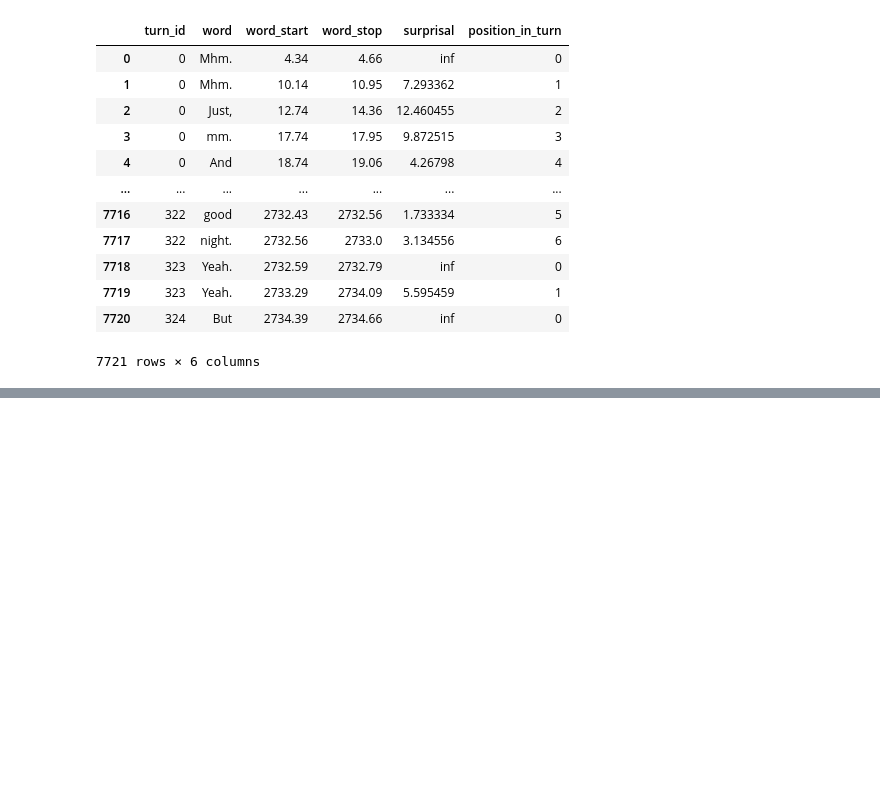
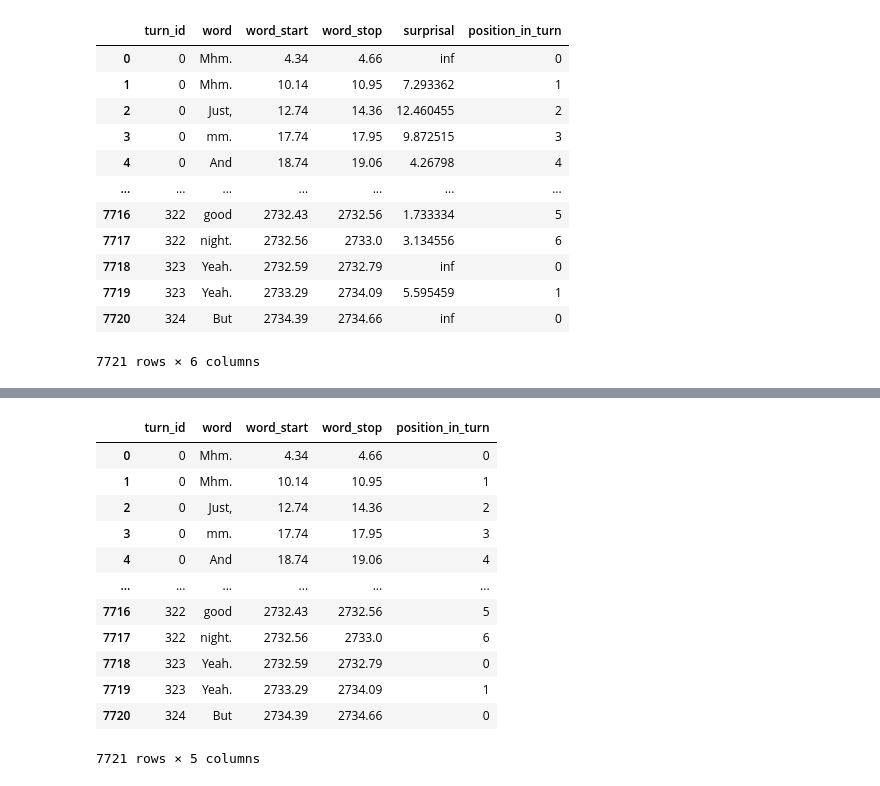
Before and after one commit to kinanmartin/context_and_reduction, a Jupyter notebook: notebooks/linking_candor_transcripts.ipynb, the cells around one changed output, grey strips where cells are left out. Drawn from its saved outputs; the diff is of its cells as text; code cells hidden in the pictures; blank space fills up the shorter version.

```diff
--- a/notebooks/linking_candor_transcripts.ipynb
+++ b/notebooks/linking_candor_transcripts.ipynb
@@ -377,0 +514,17 @@ out_df
+# %%
+out_df = candor_full_df(cliffhanger_df, output_df)
+out_df
+# %% [output]
+|  | turn_id | word | word_start | word_stop | position_in_turn |
+| 0 | 0 | Mhm. | 4.34 | 4.66 | 0 |
+| 1 | 0 | Mhm. | 10.14 | 10.95 | 1 |
+| 2 | 0 | Just, | 12.74 | 14.36 | 2 |
+| 3 | 0 | mm. | 17.74 | 17.95 | 3 |
+| 4 | 0 | And | 18.74 | 19.06 | 4 |
+| ... | ... | ... | ... | ... | ... |
+| 7716 | 322 | good | 2732.43 | 2732.56 | 5 |
+| 7717 | 322 | night. | 2732.56 | 2733.0 | 6 |
+| 7718 | 323 | Yeah. | 2732.59 | 2732.79 | 0 |
+| 7719 | 323 | Yeah. | 2733.29 | 2734.09 | 1 |
+| 7720 | 324 | But | 2734.39 | 2734.66 | 0 |
+7721 rows × 5 columns
```
Also changed, not shown: parts of 10 cells of this notebook, 1 other file.
